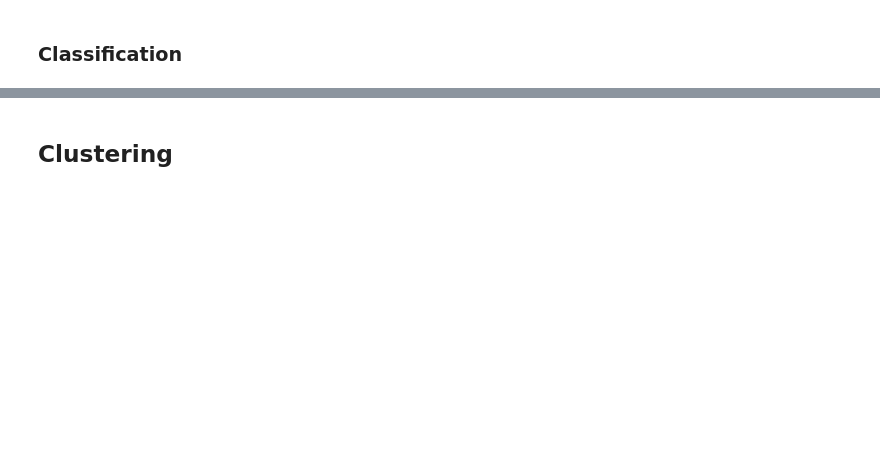
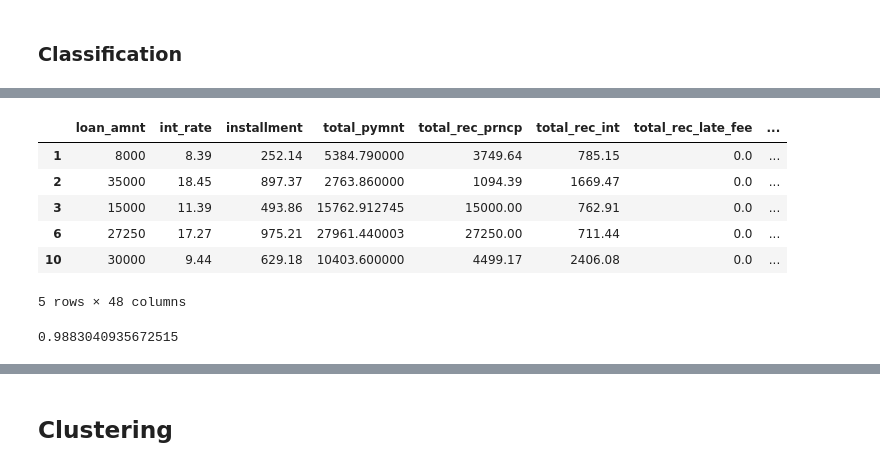
Before and after one commit to alexandermaat99/School-S2, a Jupyter notebook: Modeling Midterm/Modeling_Midterm.ipynb, the cells around one changed output, grey strips where cells are left out. Saved outputs shown, nothing was run; the diff lists cells and outputs as text; code cells hidden in the pictures; blank space fills up the shorter version.

```diff
--- a/Modeling Midterm/Modeling_Midterm.ipynb
+++ b/Modeling Midterm/Modeling_Midterm.ipynb
@@ -209,3 +192,12 @@ ValueError: shapes (1,17) and (18,) not aligned: 17 (dim 1) != 18 (dim 0)
 #  Question 15: Import all needed packages for classification modeling, splitting the data, and calculating fit metrics. Import the Lending Club dataset found at: http://www.ishelp.info/data/lc_xs.csv. Alternatively, if the server is down, you can also download this data file from the MyEducator assignment description.
 
 # How many records are in the dataset?
+
+import pandas as pd
+from sklearn.model_selection import train_test_split
+from sklearn.linear_model import LogisticRegression
+from sklearn.metrics import accuracy_score, confusion_matrix, classification_report
+from sklearn.tree import DecisionTreeClassifier
+
+df = pd.read_csv("lc_xs.csv")
+df.shape[0]
@@ -225,3 +230,22 @@ ValueError: shapes (1,17) and (18,) not aligned: 17 (dim 1) != 18 (dim 0)
 # Finally, create dummy codes for all remaining categorical features (but not for the label loan_status)
 
 # Print out the first five records of the resulting DataFrame. How many columns are left after completing each of these tasks?
+
+# Dropping specified features
+df.drop(columns=['loan_status_numeric', 'issue_d', 'title', 'emp_title', 'emp_length', 'earliest_cr_line',
+                 'mths_since_last_delinq', 'mths_since_last_record', 'sub_grade'], inplace=True)
+
+# Keeping only the records for 'Fully Paid' or 'Charged Off' loans
+df = df.loc[(df['loan_status'] == 'Fully Paid') | (df['loan_status'] == 'Charged Off')]
+
+# Dropping rows with any null data
+df.dropna(inplace=True)
+
+# Creating dummy codes for categorical features, excluding 'loan_status'
+categorical_columns = df.select_dtypes(include=['object']).columns.tolist()
+categorical_columns.remove('loan_status')
+df = pd.get_dummies(df, columns=categorical_columns)
+
+# Printing the first five records and counting the remaining columns
+print(df.head())
+print("Number of columns left:", df.shape[1])
@@ -228,10 +270,32 @@ ValueError: shapes (1,17) and (18,) not aligned: 17 (dim 1) != 18 (dim 0)
 # %%
 # Question 18: Set the y and X datasets assuming that loan_status will be the label. Print the first 5 records of X
+
+y = df['loan_status']
+X = df.drop(columns=['loan_status'])
+X.head()
+# %% [output]
+|  | loan_amnt | int_rate | installment | total_pymnt | total_rec_prncp | total_rec_int | total_rec_late_fee | ... |
+| 1 | 8000 | 8.39 | 252.14 | 5384.790000 | 3749.64 | 785.15 | 0.0 | ... |
+| 2 | 35000 | 18.45 | 897.37 | 2763.860000 | 1094.39 | 1669.47 | 0.0 | ... |
+| 3 | 15000 | 11.39 | 493.86 | 15762.912745 | 15000.00 | 762.91 | 0.0 | ... |
+| 6 | 27250 | 17.27 | 975.21 | 27961.440003 | 27250.00 | 711.44 | 0.0 | ... |
+| 10 | 30000 | 9.44 | 629.18 | 10403.600000 | 4499.17 | 2406.08 | 0.0 | ... |
+5 rows × 48 columns
 # %%
 # Question 19: Split the data using a 50/50 split and random seed = 12345
 
 # Next, train a Decision Tree Classifier model using a random_state=12345 and fit the model with the appropriate data set
 
 # Print the Accuracy score using either the .accuracy_score() or .score() method of the Decision Tree Classifier model object. Be sure to pass in the appropriate data into those objects. What is that score? Copy and paste the entire number with all decimals included
+
+
+
+X_train, X_test, y_train, y_test = train_test_split(X, y, test_size=0.5, random_state=12345)
+model = DecisionTreeClassifier(random_state=12345)
+model.fit(X_train, y_train)
+y_pred = model.predict(X_test)
+accuracy_score(y_test, y_pred)
+# %% [output]
+0.9883040935672515
 # %%
 # Question 20: Predict the labels for test dataset and display them in a dataframe along with the actual values. Print only the LAST 10 records. Which row index was predicted incorrectly in these last 10 records?
```
Also changed, not shown: parts of 16 cells of this notebook.
